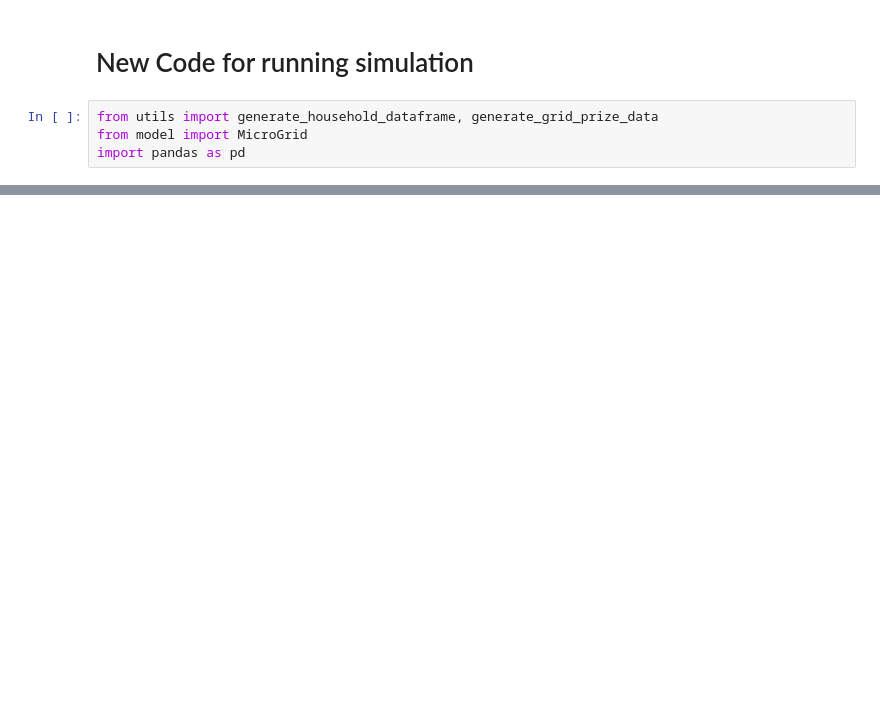
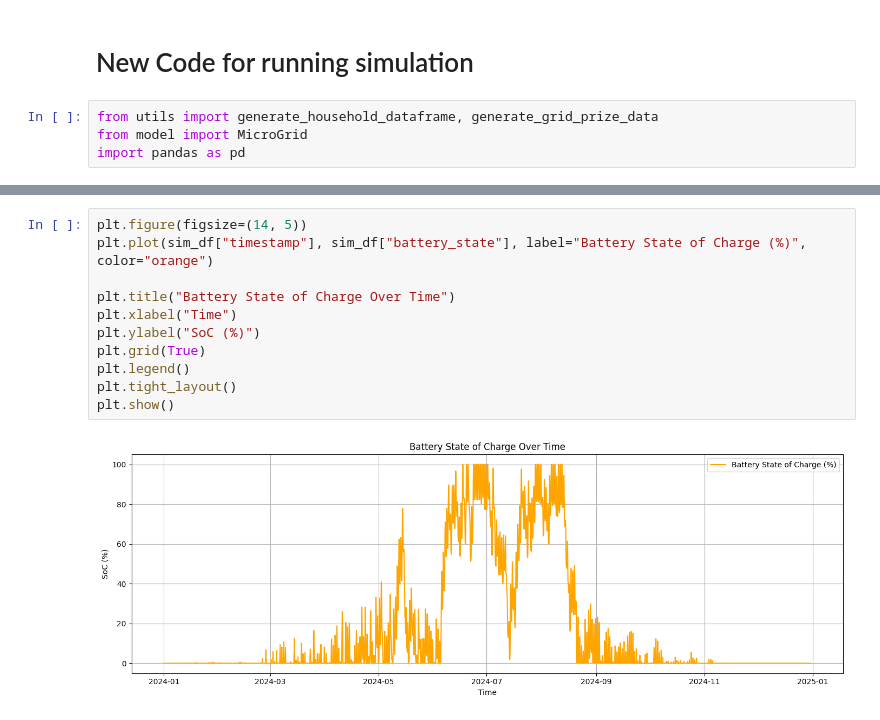
Before and after one commit to BJHeemskerk/P2P-microgrid-simulation, a Jupyter notebook: Mesa_Testing.ipynb, the cells around one changed output, grey strips where cells are left out. Saved outputs shown, nothing was run; the diff lists cells and outputs as text; blank space fills up the shorter version.

```diff
--- a/Mesa_Testing.ipynb
+++ b/Mesa_Testing.ipynb
@@ -545,0 +135,13 @@ KeyboardInterrupt:
+# %%
+plt.figure(figsize=(14, 5))
+plt.plot(sim_df["timestamp"], sim_df["battery_state"], label="Battery State of Charge (%)", color="orange")
+
+plt.title("Battery State of Charge Over Time")
+plt.xlabel("Time")
+plt.ylabel("SoC (%)")
+plt.grid(True)
+plt.legend()
+plt.tight_layout()
+plt.show()
+# %% [output]
+[figure, added]
```
Also changed, not shown: parts of 24 cells of this notebook, 4 other files.
